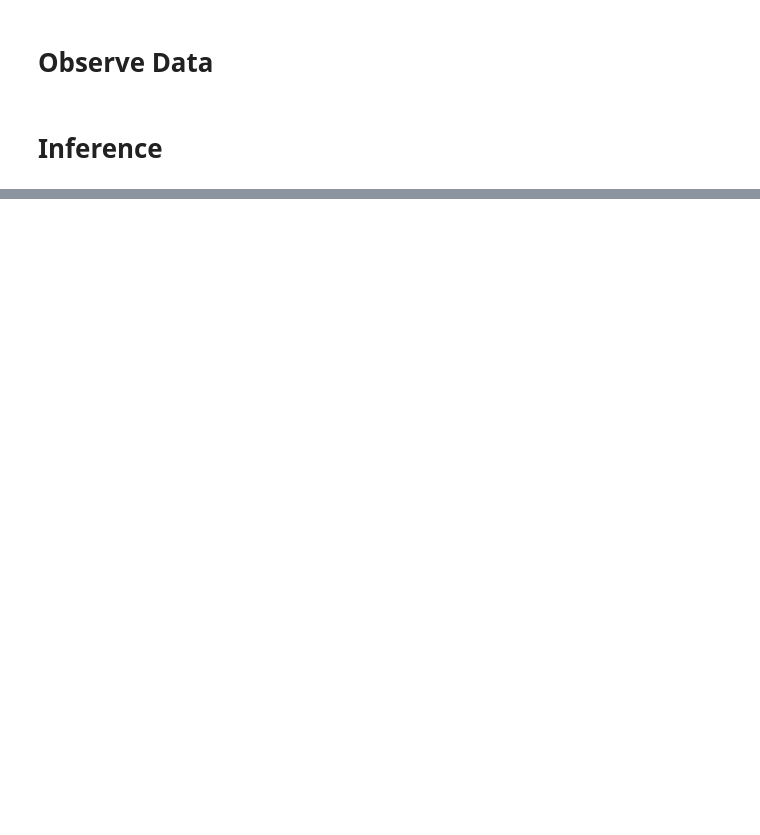
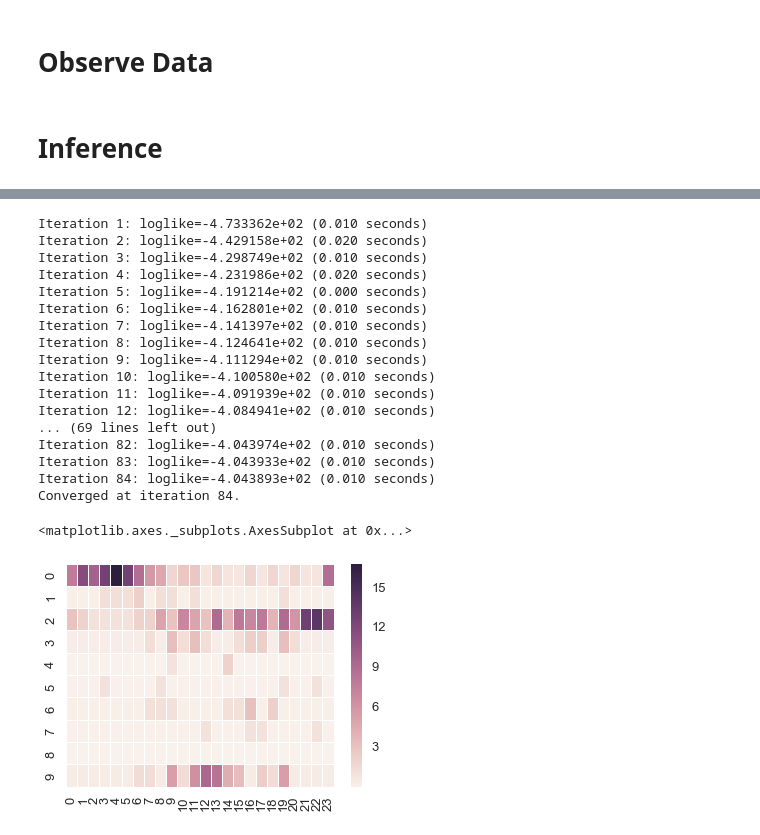
Before and after one commit to deebuls/ObjectLocationModel, a Jupyter notebook: code/HierarchicalModel_Aruba_NaturalDataFormat.ipynb, the cells around one changed output, grey strips where cells are left out. Cells and saved outputs as stored; diff of their text form; code cells hidden in the pictures; blank space fills up the shorter version.

```diff
--- a/code/HierarchicalModel_Aruba_NaturalDataFormat.ipynb
+++ b/code/HierarchicalModel_Aruba_NaturalDataFormat.ipynb
@@ -124,0 +133,47 @@ sns.heatmap(learned_params.T, linewidths=.01)
+# %%
+#Some constants
+n_locations = len(location_names.values())
+n_timezones = 24
+#n_trials = reduced_dataset_3readings.shape[0]
+n_trials = 300
+
+from bayespy import nodes
+p_conc = nodes.DirichletConcentration(n_locations)
+p_conc.initialize_from_value(np.ones(n_locations))
+p_theta = nodes.Dirichlet(p_conc,
+                          plates=(n_timezones,),
+                          name='p_theta')
+recordings_time = reduced_dataset_3readings.ix[:n_trials-1, 'sep_hour'].as_matrix().reshape((n_trials, 1))
+
+Y = nodes.Mixture(recordings_time, nodes.Categorical, p_theta)
+
+#Observe Data
+Y.observe(reduced_dataset_3readings.ix[:n_trials-1, 'location'].reshape((n_trials, 1)))
+
+#Inference
+Q = VB(Y, p_theta, p_conc)
+Q.update(repeat=1000)
+
+#Evaluation
+learned_params = np.array(p_theta.get_parameters()).reshape((24,10))
+sns.heatmap(learned_params.T, linewidths=.01)
+# %% [output]
+Iteration 1: loglike=-4.733362e+02 (0.010 seconds)
+Iteration 2: loglike=-4.429158e+02 (0.020 seconds)
+Iteration 3: loglike=-4.298749e+02 (0.010 seconds)
+Iteration 4: loglike=-4.231986e+02 (0.020 seconds)
+Iteration 5: loglike=-4.191214e+02 (0.000 seconds)
+Iteration 6: loglike=-4.162801e+02 (0.010 seconds)
+Iteration 7: loglike=-4.141397e+02 (0.010 seconds)
+Iteration 8: loglike=-4.124641e+02 (0.010 seconds)
+Iteration 9: loglike=-4.111294e+02 (0.010 seconds)
+Iteration 10: loglike=-4.100580e+02 (0.010 seconds)
+Iteration 11: loglike=-4.091939e+02 (0.010 seconds)
+Iteration 12: loglike=-4.084941e+02 (0.010 seconds)
+... (69 lines left out)
+Iteration 82: loglike=-4.043974e+02 (0.010 seconds)
+Iteration 83: loglike=-4.043933e+02 (0.010 seconds)
+Iteration 84: loglike=-4.043893e+02 (0.010 seconds)
+Converged at iteration 84.
+<matplotlib.axes._subplots.AxesSubplot at 0x...>
+[figure, added]
```
Also changed, not shown: parts of 7 cells of this notebook, 18 other files.
